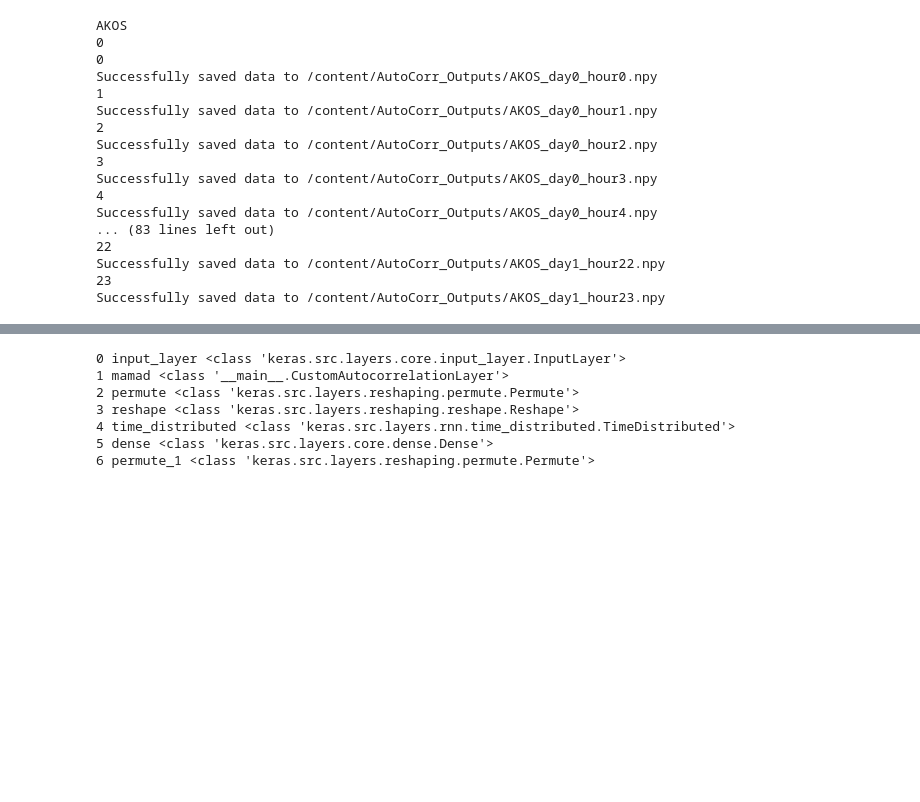
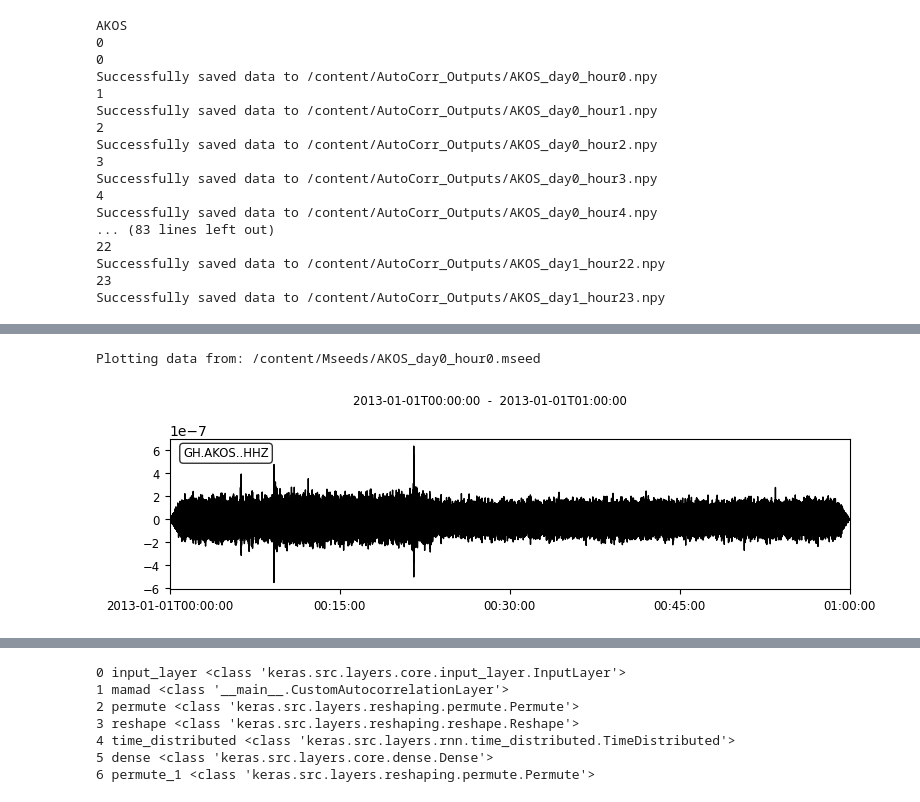
Before and after one commit to Mahdi-Miri/Signal_Proccesing, a Jupyter notebook: Signal_Proccesing.ipynb, the cells around one changed output, grey strips where cells are left out. Drawn from its saved outputs; the diff is of its cells as text; code cells hidden in the pictures; blank space fills up the shorter version.

```diff
--- a/Signal_Proccesing.ipynb
+++ b/Signal_Proccesing.ipynb
@@ -364,0 +487,21 @@ Successfully saved data to /content/AutoCorr_Outputs/AKOS_day1_hour23.npy
+# %%
+from obspy import read
+
+# Define the path to the mseed file
+mseed_file_path = "/content/Mseeds/AKOS_day0_hour0.mseed"
+
+# Read the mseed file
+try:
+    st_mseed = read(mseed_file_path)
+
+    # Plot the data
+    print(f"Plotting data from: {mseed_file_path}")
+    st_mseed.plot()
+
+except FileNotFoundError:
+    print(f"Error: The file '{mseed_file_path}' was not found.")
+except Exception as e:
+    print(f"An error occurred while reading or plotting the file: {e}")
+# %% [output]
+Plotting data from: /content/Mseeds/AKOS_day0_hour0.mseed
+[figure, added]
```
Also changed, not shown: parts of 4 cells of this notebook.
